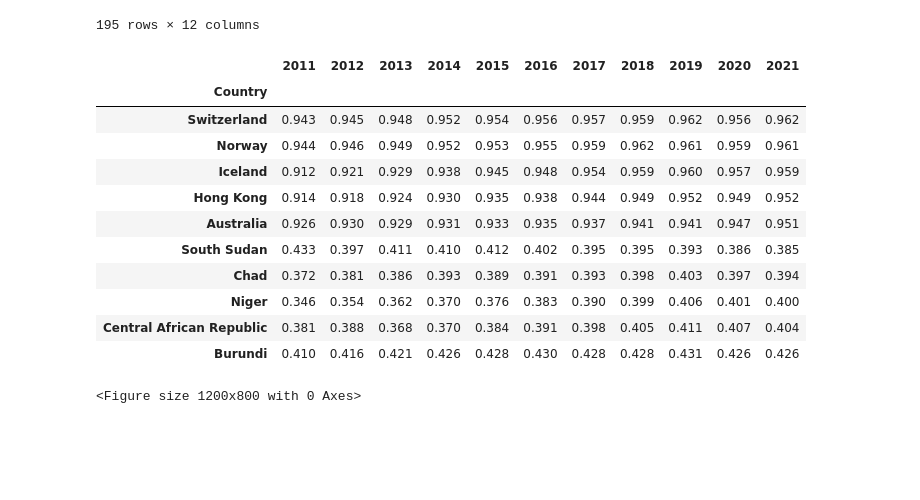
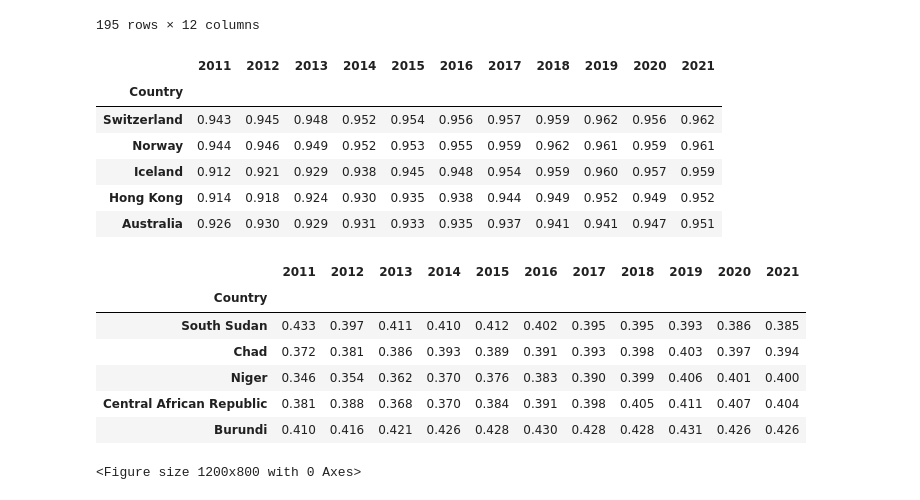
Before and after one commit to mgtaylor119/Project1-HDI_WorldHappiness, a Jupyter notebook: Michelle.ipynb, the cells around one changed output. Saved outputs shown, nothing was run; the diff lists cells and outputs as text; code cells hidden in the pictures; blank space fills up the shorter version.

Commit message:
broke out top/bottom for dataframe snippets

```diff
--- a/Michelle.ipynb
+++ b/Michelle.ipynb
@@ -33,24 +33,30 @@ HDI_data
 # %%
 HDI_data.set_index('Country')
 HDI_top = HDI_data.sort_values(by=['2021'], ascending=False)
 hdi_top5 = HDI_top.head(5).set_index('Country')
-HDI_bottom = HDI_data.sort_values(by=['2021'])
-hdi_bottom5 = HDI_bottom.head(5).set_index('Country')
-hdi_combined = pd.concat([hdi_top5, hdi_bottom5])
-hdi_combined
+
+hdi_top5
 # %% [output]
 |  | 2011 | 2012 | 2013 | 2014 | 2015 | 2016 | 2017 | 2018 | 2019 | 2020 | 2021 |
 | Country |  |  |  |  |  |  |  |  |  |  |  |
 | Switzerland | 0.943 | 0.945 | 0.948 | 0.952 | 0.954 | 0.956 | 0.957 | 0.959 | 0.962 | 0.956 | 0.962 |
 | Norway | 0.944 | 0.946 | 0.949 | 0.952 | 0.953 | 0.955 | 0.959 | 0.962 | 0.961 | 0.959 | 0.961 |
 | Iceland | 0.912 | 0.921 | 0.929 | 0.938 | 0.945 | 0.948 | 0.954 | 0.959 | 0.960 | 0.957 | 0.959 |
 | Hong Kong | 0.914 | 0.918 | 0.924 | 0.930 | 0.935 | 0.938 | 0.944 | 0.949 | 0.952 | 0.949 | 0.952 |
 | Australia | 0.926 | 0.930 | 0.929 | 0.931 | 0.933 | 0.935 | 0.937 | 0.941 | 0.941 | 0.947 | 0.951 |
-| South Sudan | 0.433 | 0.397 | 0.411 | 0.410 | 0.412 | 0.402 | 0.395 | 0.395 | 0.393 | 0.386 | 0.385 |
-| Chad | 0.372 | 0.381 | 0.386 | 0.393 | 0.389 | 0.391 | 0.393 | 0.398 | 0.403 | 0.397 | 0.394 |
-| Niger | 0.346 | 0.354 | 0.362 | 0.370 | 0.376 | 0.383 | 0.390 | 0.399 | 0.406 | 0.401 | 0.400 |
-| Central African Republic | 0.381 | 0.388 | 0.368 | 0.370 | 0.384 | 0.391 | 0.398 | 0.405 | 0.411 | 0.407 | 0.404 |
-| Burundi | 0.410 | 0.416 | 0.421 | 0.426 | 0.428 | 0.430 | 0.428 | 0.428 | 0.431 | 0.426 | 0.426 |
+# %%
+HDI_bottom = HDI_data.sort_values(by=['2021'])
+hdi_bottom5 = HDI_bottom.head(5).set_index('Country')
+
+hdi_bottom5
+# %% [output]
+|  | 2011 | 2012 | 2013 | 2014 | 2015 | 2016 | 2017 | 2018 | 2019 | 2020 | 2021 |
+| Country |  |  |  |  |  |  |  |  |  |  |  |
+| South Sudan | 0.433 | 0.397 | 0.411 | 0.410 | 0.412 | 0.402 | 0.395 | 0.395 | 0.393 | 0.386 | 0.385 |
+| Chad | 0.372 | 0.381 | 0.386 | 0.393 | 0.389 | 0.391 | 0.393 | 0.398 | 0.403 | 0.397 | 0.394 |
+| Niger | 0.346 | 0.354 | 0.362 | 0.370 | 0.376 | 0.383 | 0.390 | 0.399 | 0.406 | 0.401 | 0.400 |
+| Central African Republic | 0.381 | 0.388 | 0.368 | 0.370 | 0.384 | 0.391 | 0.398 | 0.405 | 0.411 | 0.407 | 0.404 |
+| Burundi | 0.410 | 0.416 | 0.421 | 0.426 | 0.428 | 0.430 | 0.428 | 0.428 | 0.431 | 0.426 | 0.426 |
 # %%
 def plot_and_wrap(dataframe, title):
     plt.figure(figsize=(12, 8))
```
Also changed, not shown: 2 other files.
